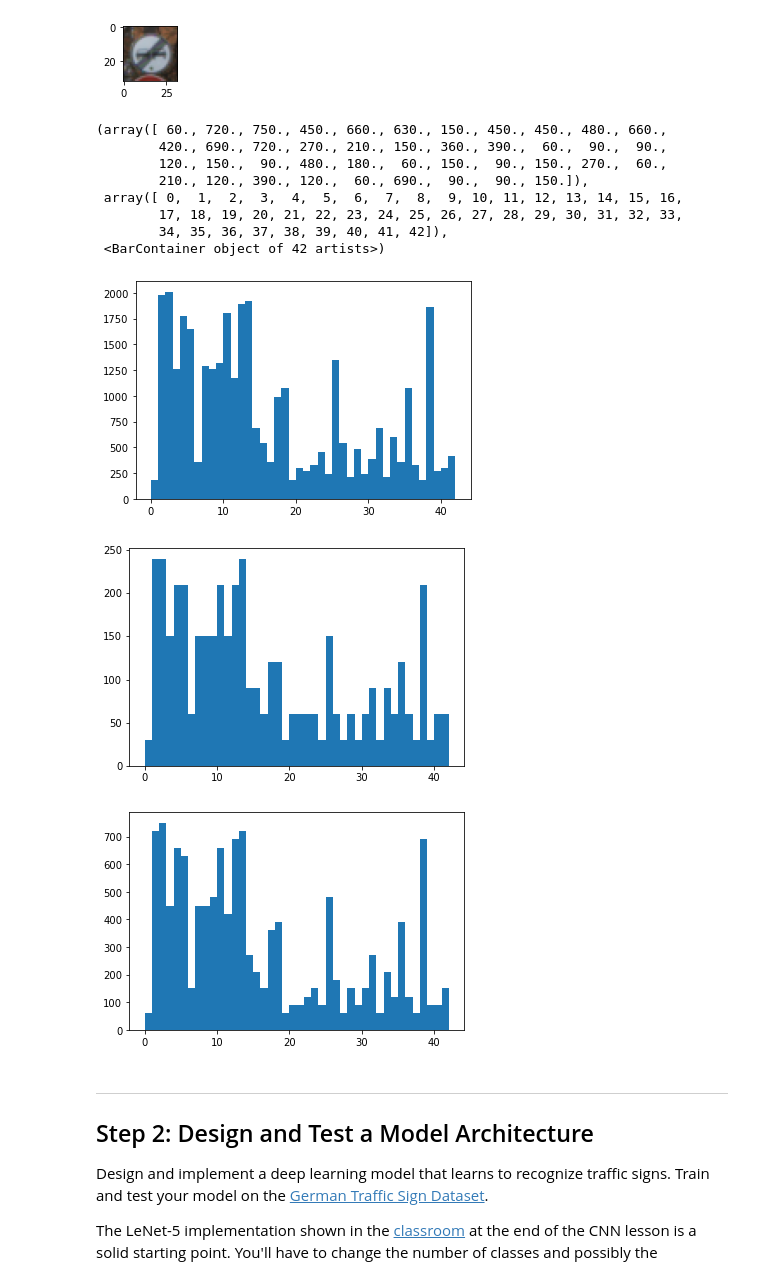
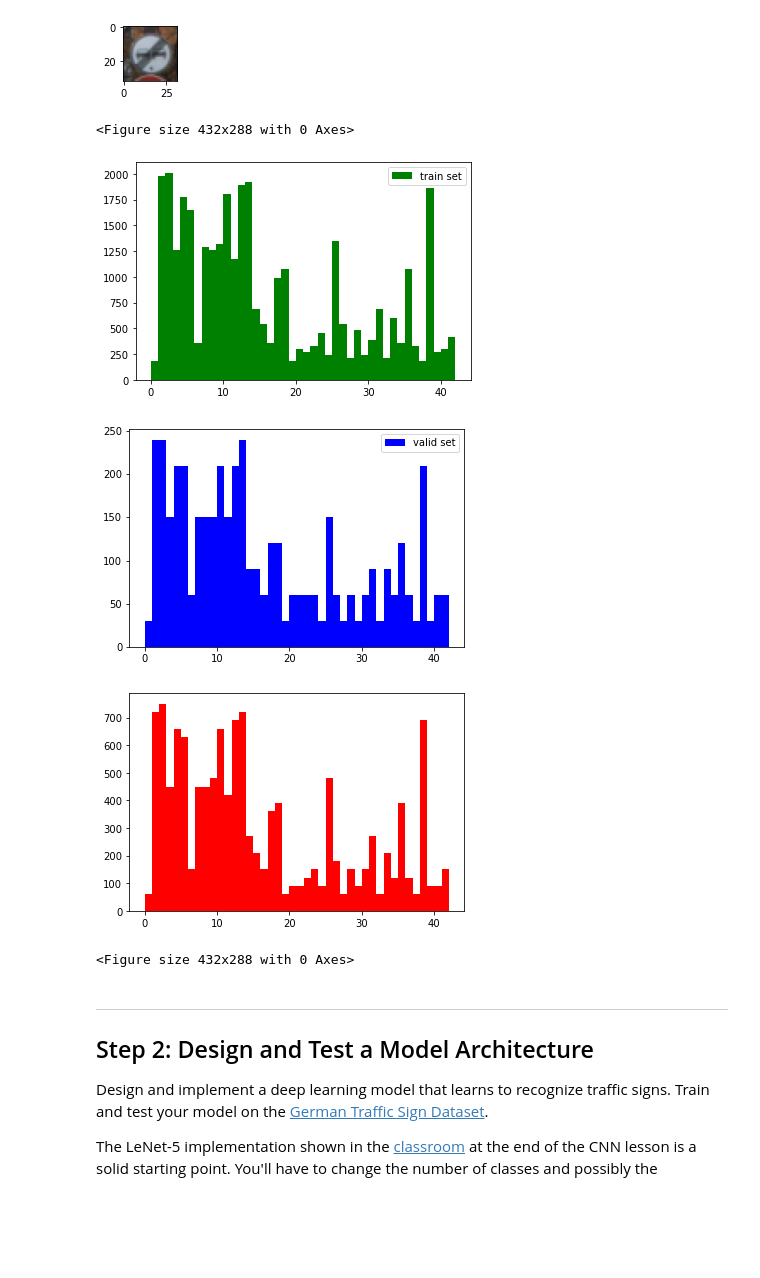
Before and after one commit to waszak/CarND-Traffic-Sign-Classifier-Project, a Jupyter notebook: Traffic_Sign_Classifier.ipynb, the cells around one changed output. Cells and saved outputs as stored; diff of their text form; code cells hidden in the pictures; blank space fills up the shorter version.

```diff
--- a/Traffic_Sign_Classifier.ipynb
+++ b/Traffic_Sign_Classifier.ipynb
@@ -120,31 +135,28 @@ print(y_train[80])
 [figure]
 # %%
 counts, bins = np.histogram(y_train, bins=[i for i in range(0, n_classes)])
-plt.hist(bins[:-1], bins, weights=counts)
+plt.hist(bins[:-1], bins, weights=counts, label='train set', color='g')
+plt.legend()
 
 plt.figure()
 
 counts, bins = np.histogram(y_valid, bins=[i for i in range(0, n_classes)])
-plt.hist(bins[:-1], bins, weights=counts)
+plt.hist(bins[:-1], bins, weights=counts,  label='valid set', color='b')
+plt.legend()
 
 plt.figure()
 
 counts, bins = np.histogram(y_test, bins=[i for i in range(0, n_classes)])
-plt.hist(bins[:-1], bins, weights=counts)
+plt.hist(bins[:-1], bins, weights=counts, label='test set', color='r')
+plt.figure()
 
 #print(dict(zip(bins, counts)))
 # %% [output]
-(array([ 60., 720., 750., 450., 660., 630., 150., 450., 450., 480., 660.,
-        420., 690., 720., 270., 210., 150., 360., 390.,  60.,  90.,  90.,
-        120., 150.,  90., 480., 180.,  60., 150.,  90., 150., 270.,  60.,
-        210., 120., 390., 120.,  60., 690.,  90.,  90., 150.]),
- array([ 0,  1,  2,  3,  4,  5,  6,  7,  8,  9, 10, 11, 12, 13, 14, 15, 16,
-        17, 18, 19, 20, 21, 22, 23, 24, 25, 26, 27, 28, 29, 30, 31, 32, 33,
-        34, 35, 36, 37, 38, 39, 40, 41, 42]),
- <BarContainer object of 42 artists>)
+<Figure size 432x288 with 0 Axes>
-[figure, old version]
+[figure, new version]
-[figure, old version]
+[figure, new version]
-[figure, old version]
+[figure, new version]
+<Figure size 432x288 with 0 Axes>
 # %% [markdown]
 ----
 
```
Also changed, not shown: parts of 30 cells of this notebook, 22 other files.
